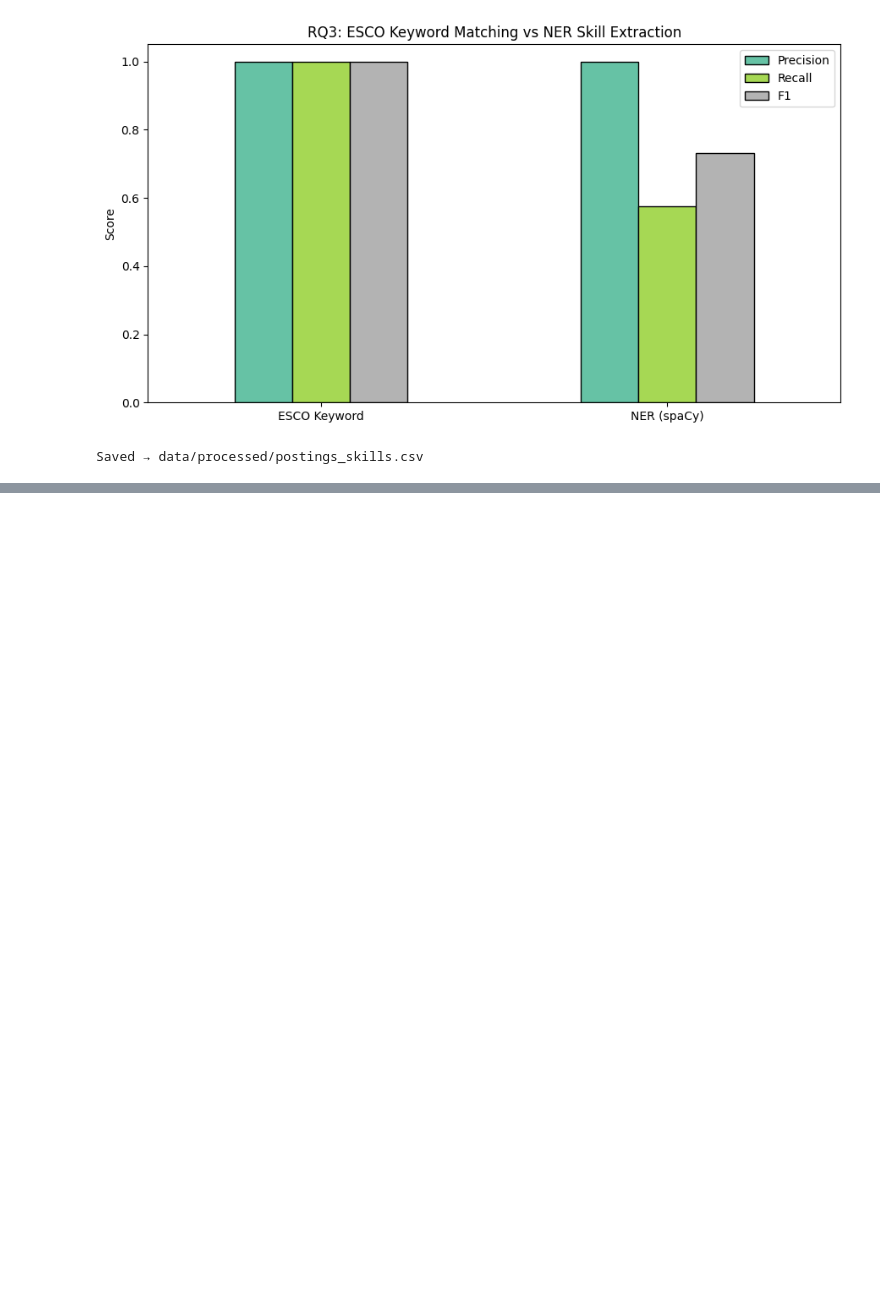
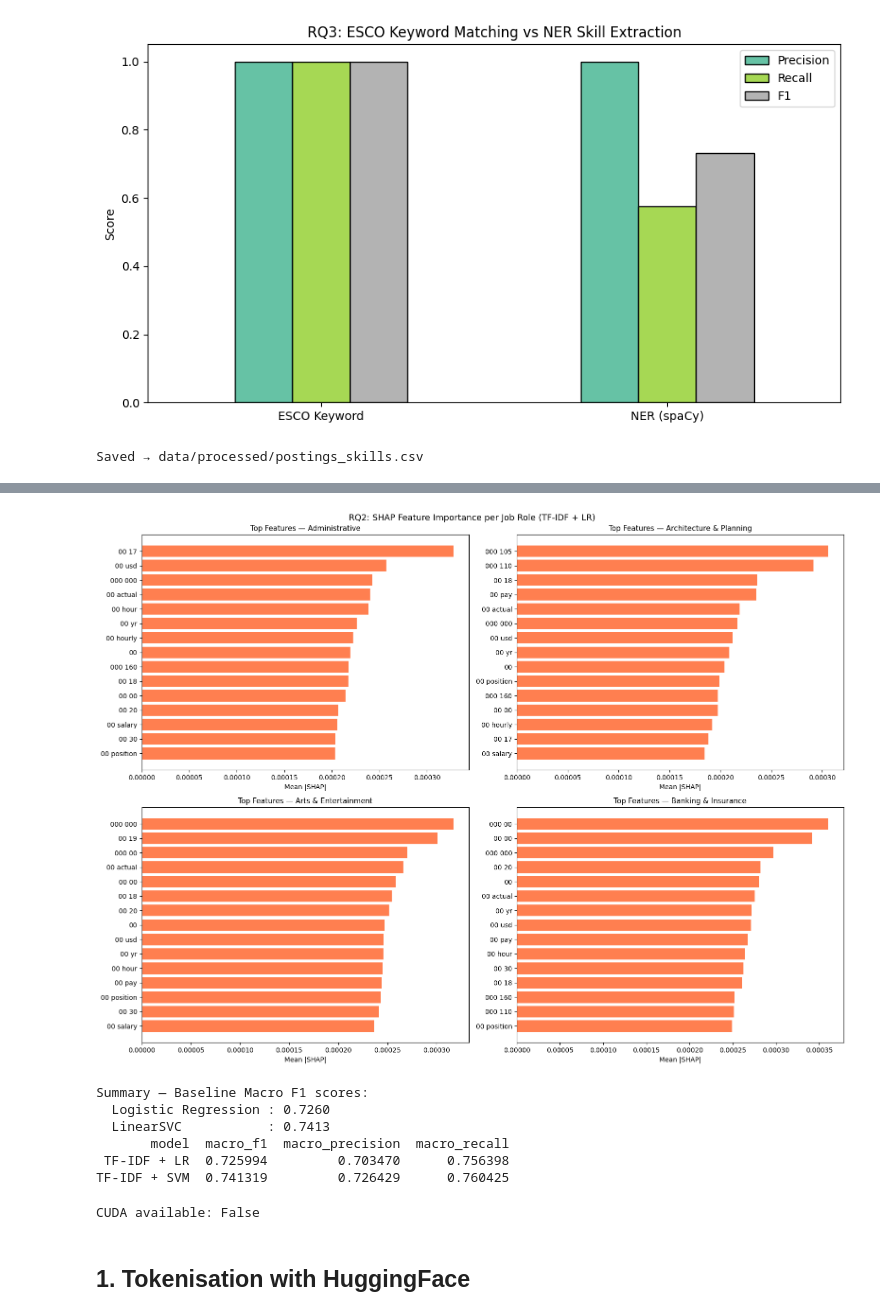
Before and after one commit to Manisha-Purushothaman/linkedin-job-nlp, a Jupyter notebook: Final_Project_code.ipynb, the cells around one changed output, grey strips where cells are left out. Drawn from its saved outputs; the diff is of its cells as text; code cells hidden in the pictures; blank space fills up the shorter version.

```diff
--- a/Final_Project_code.ipynb
+++ b/Final_Project_code.ipynb
@@ -1731,0 +2066,61 @@ Saved → data/processed/postings_skills.csv
+# %%
+# ── Per-class top SHAP features
+# Show top features for 4 selected classes
+selected_classes = classes[:4]
+fig, axes = plt.subplots(2, 2, figsize=(16, 12))
+
+for ax, cls in zip(axes.flatten(), selected_classes):
+    cls_idx = list(classes).index(cls)
+    importance = np.abs(shap_values[cls_idx]).mean(axis=0)
+    top_i = np.argsort(importance)[-15:][::-1]
+    ax.barh([feature_names[i] for i in top_i[::-1]], importance[top_i[::-1]], color='coral')
+    ax.set_title(f'Top Features — {cls}', fontsize=11)
+    ax.set_xlabel('Mean |SHAP|')
+
+plt.suptitle('RQ2: SHAP Feature Importance per Job Role (TF-IDF + LR)', fontsize=13)
+plt.tight_layout()
+plt.savefig('reports/shap_per_class.png', dpi=150)
+plt.show()
+
+print(f"\nSummary — Baseline Macro F1 scores:")
+print(f"  Logistic Regression : {lr_macro_f1:.4f}")
+print(f"  LinearSVC           : {svm_macro_f1:.4f}")
+
+# ── Save results
+results = pd.DataFrame({
+    'model': ['TF-IDF + LR', 'TF-IDF + SVM'],
+    'macro_f1': [lr_macro_f1, svm_macro_f1],
+    'macro_precision': [
+        precision_score(y_test, y_pred_lr, average='macro'),
+        precision_score(y_test, y_pred_svm, average='macro')
+    ],
+    'macro_recall': [
+        recall_score(y_test, y_pred_lr, average='macro'),
+        recall_score(y_test, y_pred_svm, average='macro')
+    ]
+})
+results.to_csv('data/processed/baseline_results.csv', index=False)
+print(results.to_string(index=False))
+
+# git_push("Week 5: TF-IDF baseline (LR + SVM) + SHAP interpretation complete")
+# %% [output]
+[figure, added]
+Summary — Baseline Macro F1 scores:
+  Logistic Regression : 0.7260
+  LinearSVC           : 0.7413
+       model  macro_f1  macro_precision  macro_recall
+ TF-IDF + LR  0.725994         0.703470      0.756398
+TF-IDF + SVM  0.741319         0.726429      0.760425
+# %%
+# ── Install Hugging Face ecosystem
+!pip install -q transformers datasets accelerate evaluate scikit-learn pandas matplotlib seaborn
+# Check GPU
+import torch
+print("CUDA available:", torch.cuda.is_available())
+if torch.cuda.is_available():
+    print("GPU:", torch.cuda.get_device_name(0))
+DEVICE = torch.device('cuda' if torch.cuda.is_available() else 'cpu')
+# %% [output]
+CUDA available: False
+# %% [markdown]
+## 1. Tokenisation with HuggingFace
```
Also changed, not shown: parts of 47 cells of this notebook.
